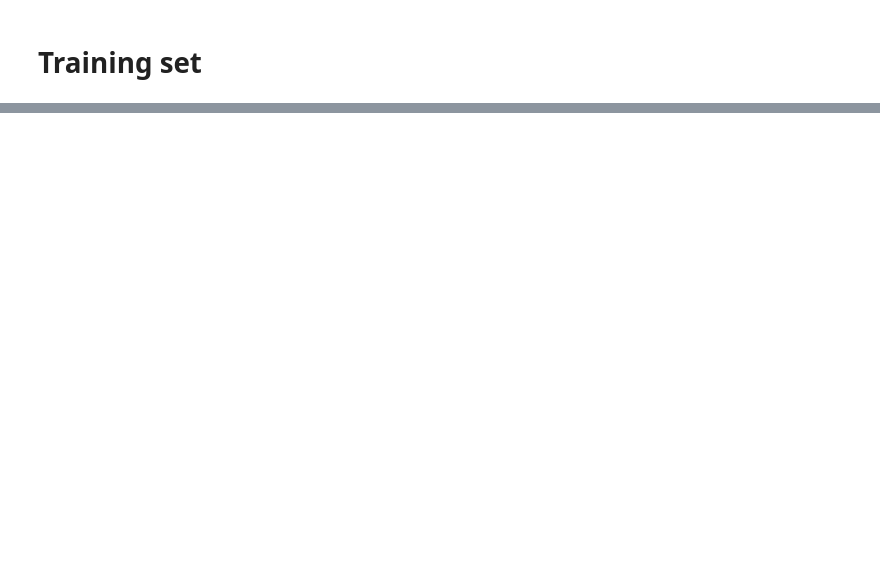
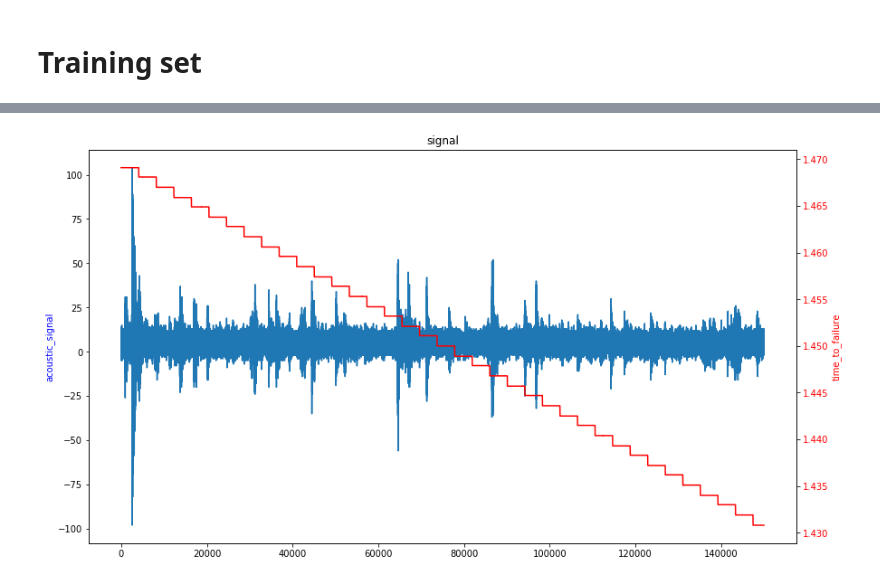
Before and after one commit to rszymani/kaggle-LANL-Earthquake-Prediction, a Jupyter notebook: EDA.ipynb, the cells around one changed output, grey strips where cells are left out. Saved outputs shown, nothing was run; the diff lists cells and outputs as text; code cells hidden in the pictures; blank space fills up the shorter version.

```diff
--- a/EDA.ipynb
+++ b/EDA.ipynb
@@ -99,0 +31,5 @@ plt.plot(test_ex_df1["acoustic_data"])
+# %%
+segment = train_df.iloc[:150000]
+plot_signal_and_time(segment)
+# %% [output]
+[figure, added]
```
Also changed, not shown: parts of 19 cells of this notebook.
